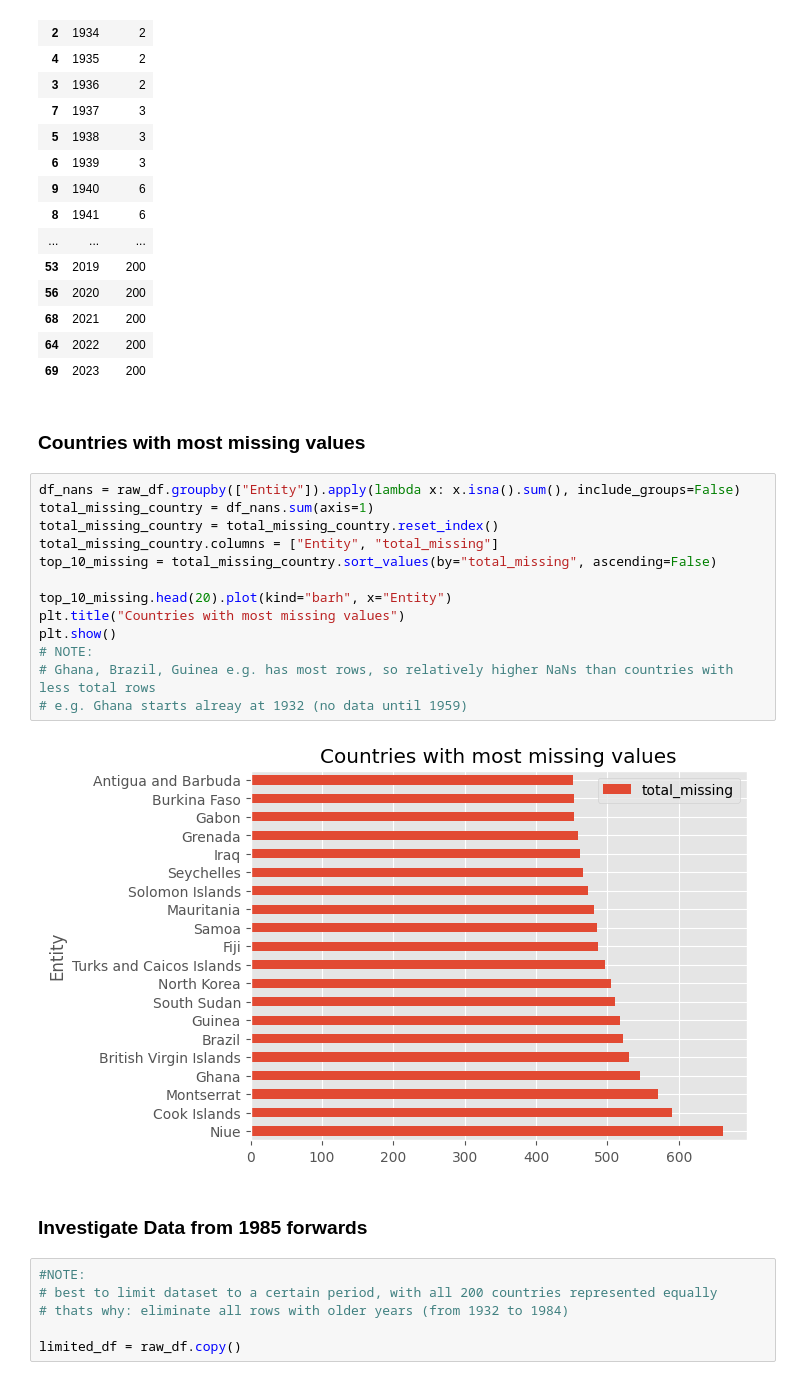
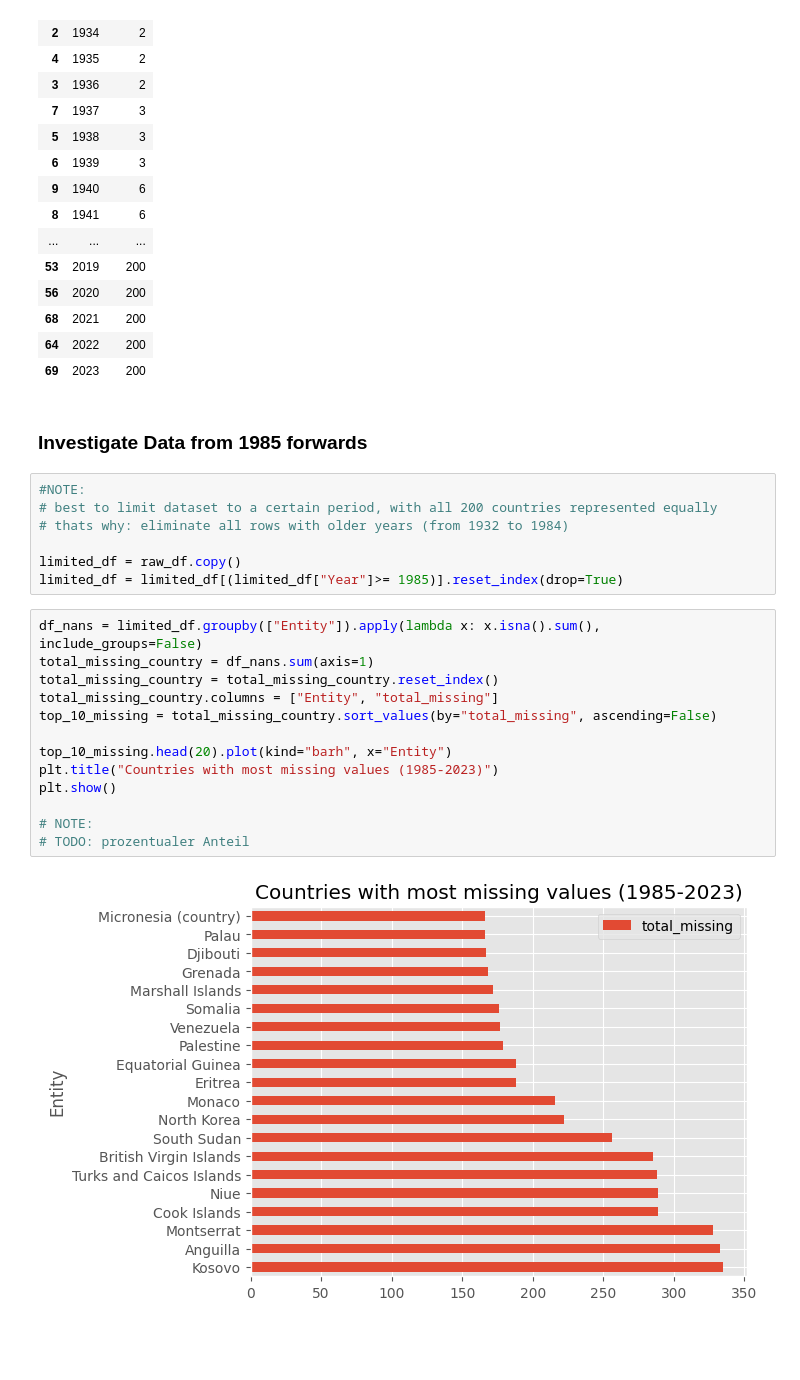
Before and after one commit to HamzahFayad/master_thesis_child_mortality, a Jupyter notebook: 01_notebooks/0_data_raw_analysis.ipynb, the cells around one changed output. Cells and saved outputs as stored; diff of their text form; blank space fills up the shorter version.

```diff
--- a/01_notebooks/0_data_raw_analysis.ipynb
+++ b/01_notebooks/0_data_raw_analysis.ipynb
@@ -180,23 +180,6 @@ How much a certain Year occurs = how many countries have data for this year
 | 68 | 2021 | 200 |
 | 64 | 2022 | 200 |
 | 69 | 2023 | 200 |
-# %% [markdown]
-### Countries with most missing values
-# %%
-df_nans = raw_df.groupby(["Entity"]).apply(lambda x: x.isna().sum(), include_groups=False)
-total_missing_country = df_nans.sum(axis=1)
-total_missing_country = total_missing_country.reset_index()
-total_missing_country.columns = ["Entity", "total_missing"]
-top_10_missing = total_missing_country.sort_values(by="total_missing", ascending=False)
-
-top_10_missing.head(20).plot(kind="barh", x="Entity")
-plt.title("Countries with most missing values")
-plt.show()
-# NOTE:
-# Ghana, Brazil, Guinea e.g. has most rows, so relatively higher NaNs than countries with less total rows
-# e.g. Ghana starts alreay at 1932 (no data until 1959)
-# %% [output]
-[figure, removed]
 # %% [markdown]
 ### Investigate Data from 1985 forwards
 # %%
@@ -205,3 +188,19 @@ plt.show()
 # thats why: eliminate all rows with older years (from 1932 to 1984)
 
 limited_df = raw_df.copy()
+limited_df = limited_df[(limited_df["Year"]>= 1985)].reset_index(drop=True)
+# %%
+df_nans = limited_df.groupby(["Entity"]).apply(lambda x: x.isna().sum(), include_groups=False)
+total_missing_country = df_nans.sum(axis=1)
+total_missing_country = total_missing_country.reset_index()
+total_missing_country.columns = ["Entity", "total_missing"]
+top_10_missing = total_missing_country.sort_values(by="total_missing", ascending=False)
+
+top_10_missing.head(20).plot(kind="barh", x="Entity")
+plt.title("Countries with most missing values (1985-2023)")
+plt.show()
+
+# NOTE:
+# TODO: prozentualer Anteil
+# %% [output]
+[figure, added]
```
Also changed, not shown: parts of 1 cell of this notebook.
